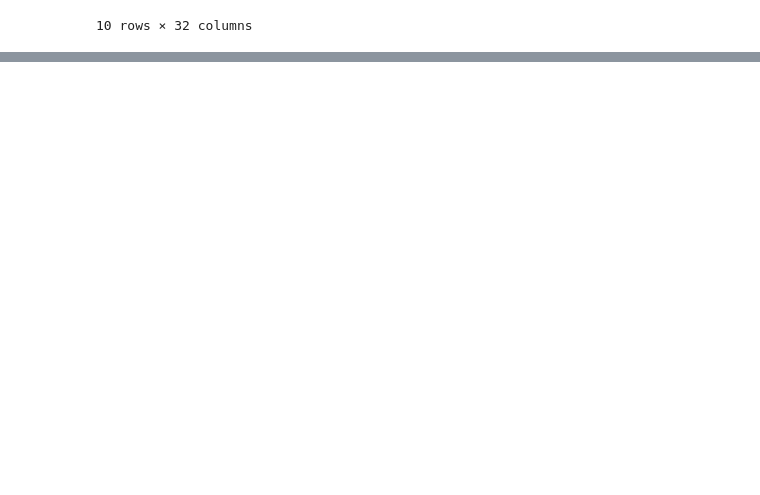
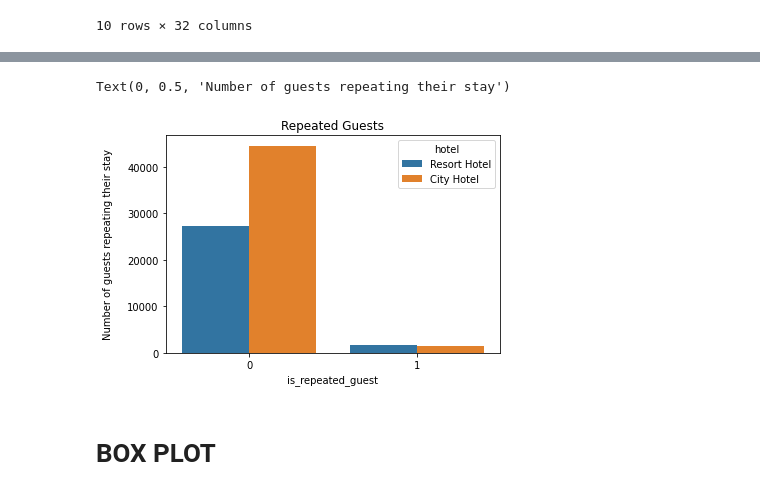
Before and after one commit to shub0411/hotel_booking_analysis, a Jupyter notebook: first_eda_pynb.ipynb, the cells around one changed output, grey strips where cells are left out. Saved outputs shown, nothing was run; the diff lists cells and outputs as text; code cells hidden in the pictures; blank space fills up the shorter version.

```diff
--- a/first_eda_pynb.ipynb
+++ b/first_eda_pynb.ipynb
@@ -1025,0 +1030,3 @@ px.box(data_frame = df, x = 'reserved_room_type', y = 'adr', color = 'hotel', te
+# %%
+filter = (df.children == 0) & (df.adults == 0) & (df.babies == 0)
+df[filter]
@@ -1025,0 +1047,3 @@ px.box(data_frame = df, x = 'reserved_room_type', y = 'adr', color = 'hotel', te
+# %%
+df = df[~filter]
+df
@@ -1025,0 +1084,3 @@ px.box(data_frame = df, x = 'reserved_room_type', y = 'adr', color = 'hotel', te
+# %%
+hotel_arrival=df[df['is_canceled'] == 0]
+hotel_arrival.head()
@@ -1025,0 +1247,8 @@ px.box(data_frame = df, x = 'reserved_room_type', y = 'adr', color = 'hotel', te
+# %%
+sns.countplot (x= 'is_repeated_guest', data= hotel_arrival,hue= 'hotel').set_title ('Repeated Guests')
+plt.ylabel("Number of guests repeating their stay", labelpad=14)
+# %% [output]
+Text(0, 0.5, 'Number of guests repeating their stay')
+[figure, added]
+# %% [markdown]
+# BOX PLOT
```
Also changed, not shown: parts of 38 cells of this notebook.
